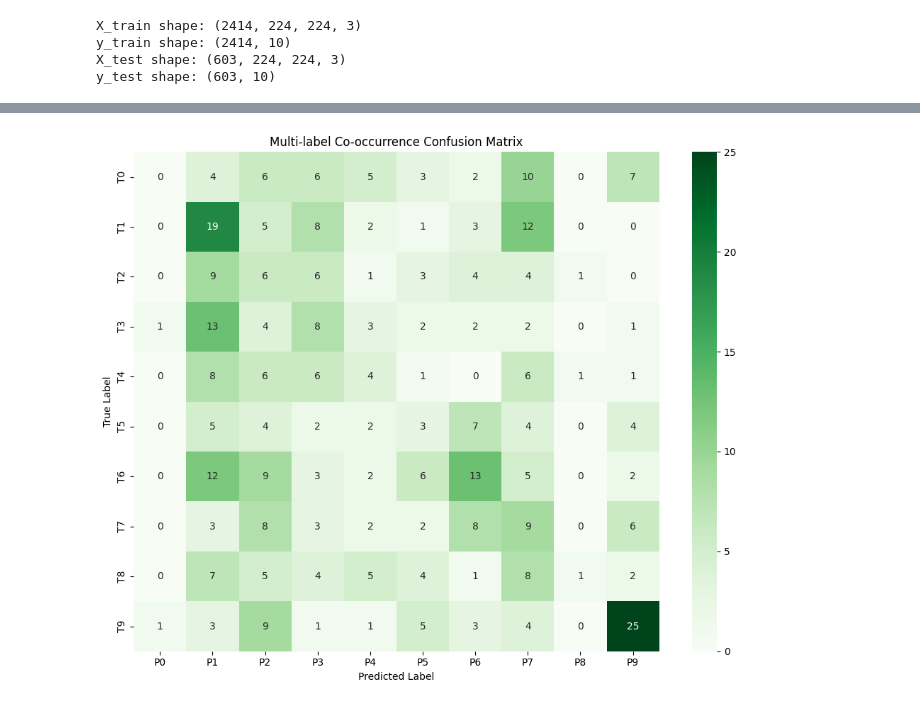
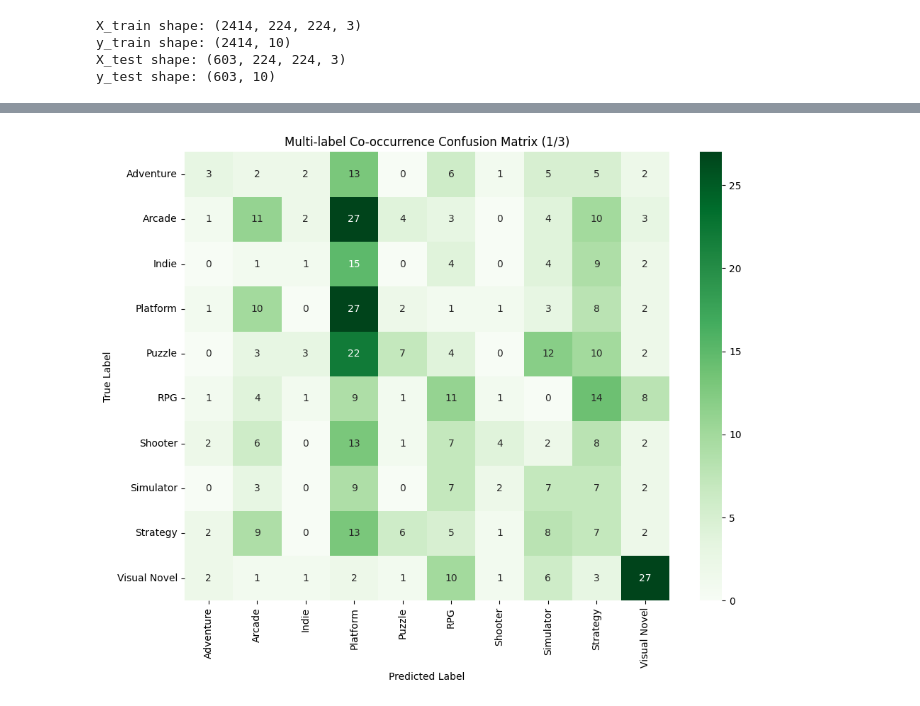
Before and after one commit to lankutse/Game-Genre-Recognition, a Jupyter notebook: game_genre_recognition_network.ipynb, the cells around one changed output, grey strips where cells are left out. Saved outputs shown, nothing was run; the diff lists cells and outputs as text; code cells hidden in the pictures.

Commit message:
green 3

```diff
--- a/game_genre_recognition_network.ipynb
+++ b/game_genre_recognition_network.ipynb
@@ -219,6 +218,8 @@ print(sampled_games[["genre", "label"]].drop_duplicates())
 7118     Simulator      7
 8125      Strategy      8
 9129  Visual Novel      9
+# %%
+genre_names = ["Adventure", "Arcade", "Indie", "Platform", "Puzzle", "RPG", "Shooter", "Simulator", "Strategy", "Visual Novel"]
 # %%
 #creating a multi-hot encoding vector so that each videogame/poster can correspond to multiple genres
 #ex - if a game was in both the adventure (label 0) and shooter (label 6) genres, its vector would be:
@@ -424,8 +427,8 @@ Model: "sequential"
  Trainable params: 171,402 (669.54 KB)
  Non-trainable params: 6,998,592 (26.70 MB)
 # %%
-history = model.fit(X_train, y_train, epochs=15, batch_size=64, validation_split=0.2, callbacks=[early_stop])
-
+history = model.fit(X_train, y_train, epochs=15, batch_size=64, validation_split=0.2, callbacks=[early_stop, model_checkpoint])
+model.save("green1.keras")
 #printing training results
 print("Final training accuracy:", history.history['accuracy'][-1])
 print("Final training loss:", history.history['loss'][-1])
@@ -463,9 +456,9 @@ from sklearn.metrics import accuracy_score, hamming_loss, f1_score, classificati
 
 #assessing overall model performance
 #setting threshold
-threshold = 0.3
+threshold = 0.2
 
-#predicting probablilities
+#predicting probablilities and binarizing output
 y_pred_probs = model.predict(X_test)
 y_pred = (y_pred_probs >= threshold).astype(int)
 
@@ -480,7 +473,7 @@ f1_macro = f1_score(y_test, y_pred, average='macro')
 f1_micro = f1_score(y_test, y_pred, average='micro')
 
 # Classification report (per-label precision/recall/F1)
-report = classification_report(y_test, y_pred)
+report = classification_report(y_test, y_pred, target_names = genre_names)
 
 # Print results
 print("Strict multi-label accuracy (exact match):", strict_acc)
@@ -510,34 +503,24 @@ weighted avg       0.23      0.14      0.16       641
 # %%
 from sklearn.metrics import multilabel_confusion_matrix
-import numpy as np
-import matplotlib.pyplot as plt
 import seaborn as sns
 
 #Plotting individual confusion matricies for each genre
-
-# Predict and binarize output
-y_pred_probs = model.predict(X_test)
-y_pred = (y_pred_probs >= threshold).astype(int)
-
-# Get confusion matrices
 mlcm = multilabel_confusion_matrix(y_test, y_pred)
 class_labels = [f"Label {i}" for i in range(mlcm.shape[0])]
 
 # Set up 2x5 grid
 fig, axes = plt.subplots(nrows=2, ncols=5, figsize=(20, 8))
-
 for i, cm in enumerate(mlcm):
     row, col = divmod(i, 5)
     ax = axes[row, col]
-
     sns.heatmap(cm, annot=True, fmt='d', cmap='Greens', cbar=False,
                 xticklabels=["Pred 0", "Pred 1"],
                 yticklabels=["True 0", "True 1"],
                 ax=ax)
-
-    ax.set_title(f"{class_labels[i]}")
+    ax.set_title(f"{genre_names[i]}")
     ax.set_xlabel("Predicted")
     ax.set_ylabel("Actual")
+plt.title("Confusion Matrices by Genre (1/3)")
 plt.tight_layout()
 plt.show()
 # %% [output]
@@ -546,9 +528,5 @@ plt.show()
 # %%
 from sklearn.metrics import classification_report, confusion_matrix
-#Plotting the co-occurrence matrix
-#Predict and binarize
-y_pred_probs = model.predict(X_test)
-y_pred = (y_pred_probs >= threshold).astype(int)
 #Generate a co-occurrence confusion matrix
 #Each row is a true label vector, each column is a predicted label vector.
 #This gives you a sense of how many labels were mispredicted together.
@@ -567,10 +545,10 @@ def multilabel_confusion_counts(y_true, y_pred):
 co_matrix = multilabel_confusion_counts(y_test, y_pred)
 
 plt.figure(figsize=(10, 8))
-sns.heatmap(co_matrix, annot=True, fmt='d', cmap='Greens', xticklabels=[f"P{i}" for i in range(10)], yticklabels=[f"T{i}" for i in range(10)])
+sns.heatmap(co_matrix, annot=True, fmt='d', cmap='Greens', xticklabels=genre_names, yticklabels=genre_names)
 plt.xlabel("Predicted Label")
 plt.ylabel("True Label")
-plt.title("Multi-label Co-occurrence Confusion Matrix")
+plt.title("Multi-label Co-occurrence Confusion Matrix (1/3)")
 plt.tight_layout()
 plt.show()
 # %% [output]
@@ -578 +555 @@ plt.show()
-[figure, old version]
+[figure, new version]
```
Also changed, not shown: parts of 28 cells of this notebook.
